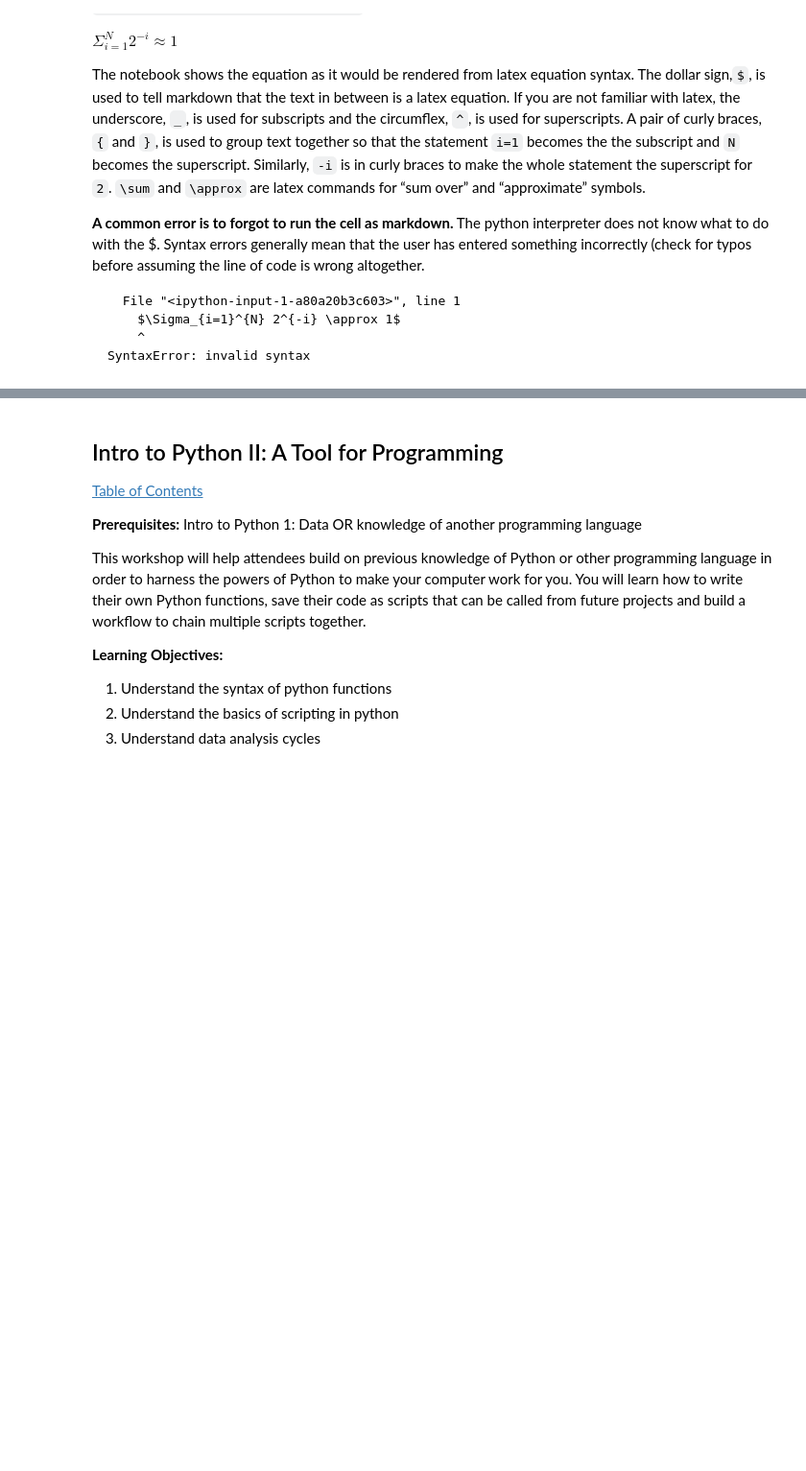
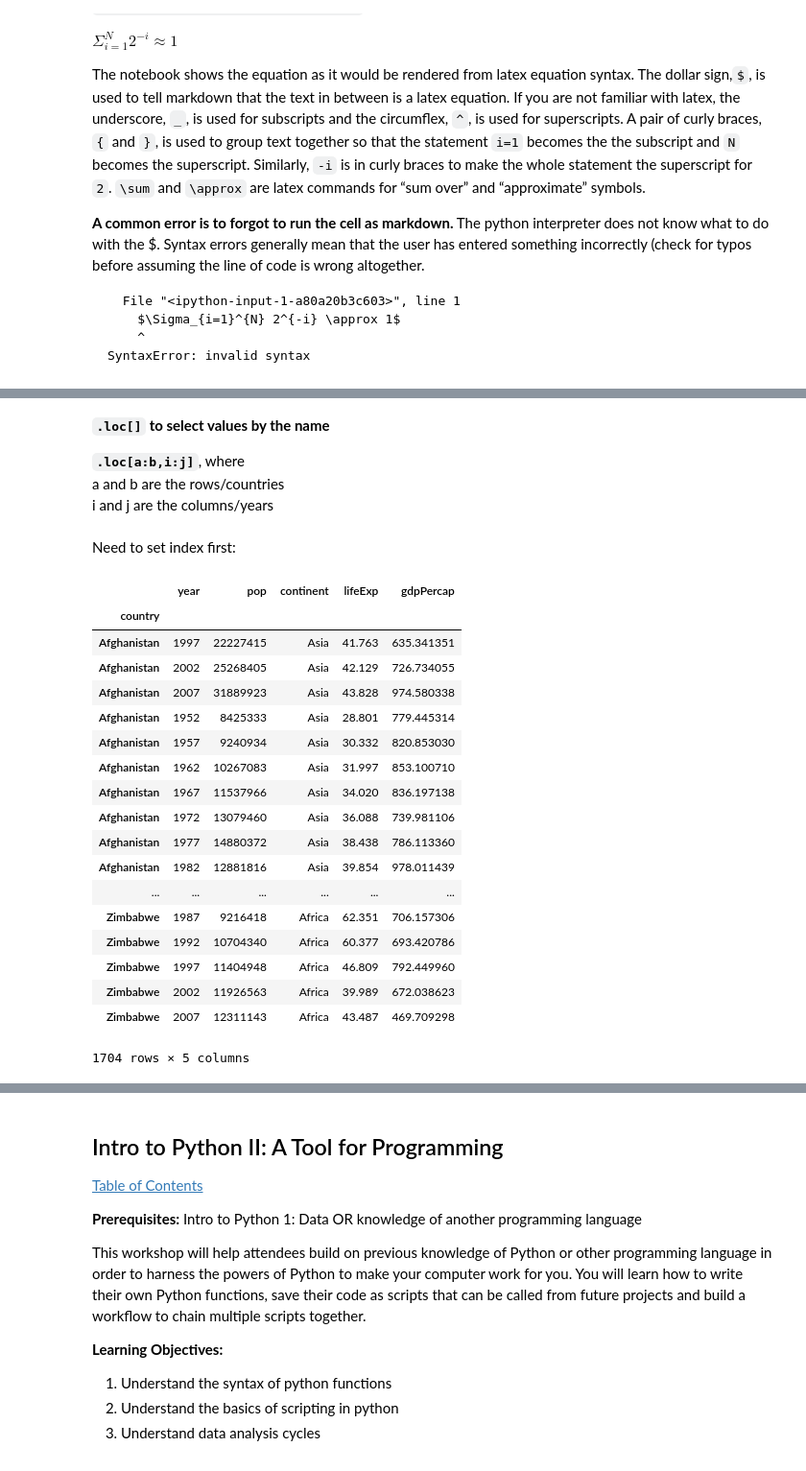
Before and after one commit to drakeasberry/2021_Resbaz_Python, a Jupyter notebook: intro_python/Intro_Python_Resbaz_2020.ipynb, the cells around one changed output, grey strips where cells are left out. Shown: that part at 96% size. Cells and saved outputs as stored; diff of their text form; code cells hidden in the pictures; blank space fills up the shorter version.

```diff
--- a/intro_python/Intro_Python_Resbaz_2020.ipynb
+++ b/intro_python/Intro_Python_Resbaz_2020.ipynb
@@ -383,0 +1530,4 @@ This workshop will help researchers with no prior programming experience learn h
+# %%
+# glob.glob will match files in the current directory based on a pattern
+countries = sorted(glob.glob('gapminder_data/gapminder_by_country/*.cc.txt'))
+len(countries)
@@ -383,0 +1536,5 @@ This workshop will help researchers with no prior programming experience learn h
+# %%
+# Remove header item from item of files
+# If you try to run this cell more than once, you will get an error
+# because the item does not exist once it has been removed after the first execution of this cell
+countries.remove('gapminder_data/gapminder_by_country/country.cc.txt')
@@ -383,0 +1548,14 @@ This workshop will help researchers with no prior programming experience learn h
+# %%
+# creating dataframe from a for loop:
+df = pd.DataFrame()
+
+for country in countries:
+    c=pd.read_csv(country,sep='\t',header=None)
+    df=df.append(c,ignore_index=True)
+
+# Import header and store as list
+header = pd.read_csv('gapminder_data/gapminder_by_country/country.cc.txt', sep='\t')
+column_names = list(header.columns)
+
+# Add header to dataframe created with the loop
+df.columns = column_names
@@ -383,0 +1581,5 @@ This workshop will help researchers with no prior programming experience learn h
+# %%
+# Solution
+# Do you remember how to change column types
+df = df.astype({"year": str, "pop": int})
+df.describe()
@@ -383,0 +1631,32 @@ This workshop will help researchers with no prior programming experience learn h
+# %% [markdown]
+**`.loc[]` to select values by the name**
+
+
+**`.loc[a:b,i:j]`**, where
+    a and b are the rows/countries
+    i and j are the columns/years
+# %% [markdown]
+Need to set index first:
+# %%
+df=df.set_index('country')
+df
+# %% [output]
+|  | year | pop | continent | lifeExp | gdpPercap |
+| country |  |  |  |  |  |
+| Afghanistan | 1997 | 22227415 | Asia | 41.763 | 635.341351 |
+| Afghanistan | 2002 | 25268405 | Asia | 42.129 | 726.734055 |
+| Afghanistan | 2007 | 31889923 | Asia | 43.828 | 974.580338 |
+| Afghanistan | 1952 | 8425333 | Asia | 28.801 | 779.445314 |
+| Afghanistan | 1957 | 9240934 | Asia | 30.332 | 820.853030 |
+| Afghanistan | 1962 | 10267083 | Asia | 31.997 | 853.100710 |
+| Afghanistan | 1967 | 11537966 | Asia | 34.020 | 836.197138 |
+| Afghanistan | 1972 | 13079460 | Asia | 36.088 | 739.981106 |
+| Afghanistan | 1977 | 14880372 | Asia | 38.438 | 786.113360 |
+| Afghanistan | 1982 | 12881816 | Asia | 39.854 | 978.011439 |
+| ... | ... | ... | ... | ... | ... |
+| Zimbabwe | 1987 | 9216418 | Africa | 62.351 | 706.157306 |
+| Zimbabwe | 1992 | 10704340 | Africa | 60.377 | 693.420786 |
+| Zimbabwe | 1997 | 11404948 | Africa | 46.809 | 792.449960 |
+| Zimbabwe | 2002 | 11926563 | Africa | 39.989 | 672.038623 |
+| Zimbabwe | 2007 | 12311143 | Africa | 43.487 | 469.709298 |
+1704 rows × 5 columns
```
Also changed, not shown: parts of 265 cells of this notebook, 10 other files.
